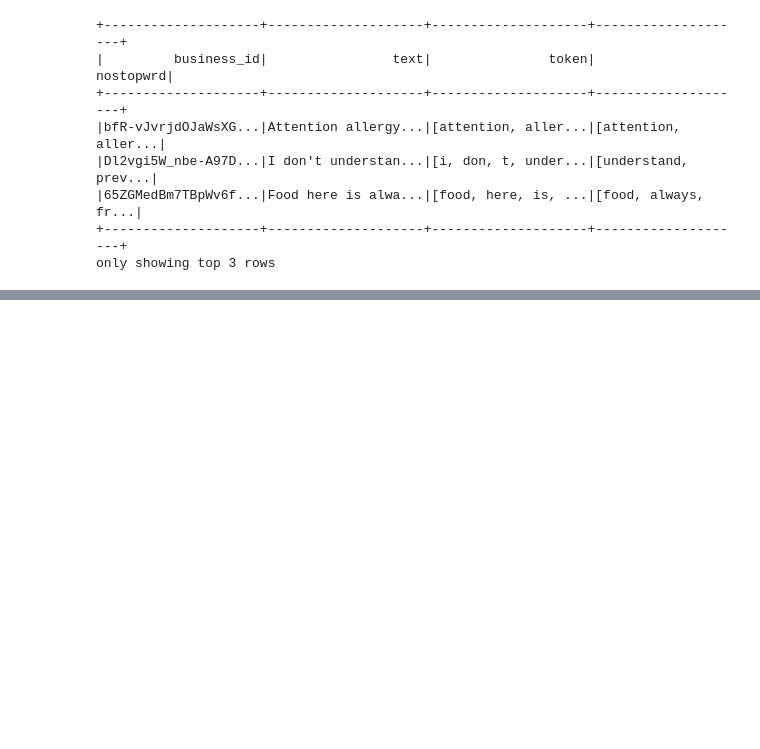
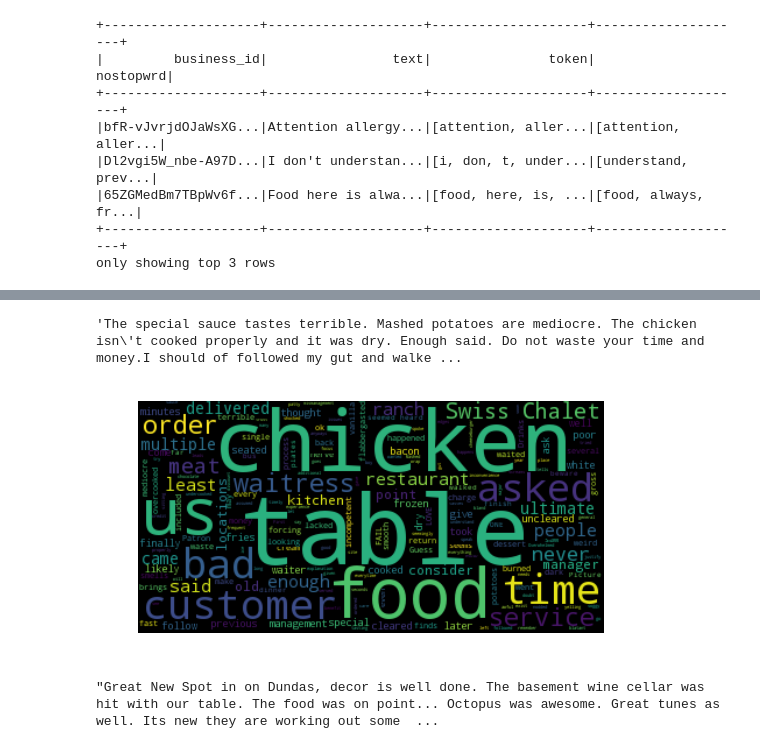
Before and after one commit to Samimust/my-yelper, a Jupyter notebook: Data Wrangling and Exploration.ipynb, the cells around one changed output, grey strips where cells are left out. Drawn from its saved outputs; the diff is of its cells as text; code cells hidden in the pictures; blank space fills up the shorter version.

```diff
--- a/Data Wrangling and Exploration.ipynb
+++ b/Data Wrangling and Exploration.ipynb
@@ -847,0 +816,8 @@ showInMap(content_recom_df)
+# %%
+a = reviews_by_business_rescaled.alias("a")
+b = business_df.alias("b")
+
+bus_summary = a.join(b, col("a.business_id") == col("b.business_id"), 'inner') \
+             .select([col('a.'+xx) for xx in a.columns] + [col('b.business_name'),col('b.categories'),
+                                                           col('b.stars'),col('b.review_count'),
+                                                           col('b.latitude'),col('b.longitude')])
@@ -847,0 +833,20 @@ showInMap(content_recom_df)
+# %%
+
+
+bad_review = bus_summary.select('text') \
+            .filter(bus_summary['stars'] == 1) \
+            .rdd.take(3)[1][0]
+bad_review
+# %% [output]
+'The special sauce tastes terrible. Mashed potatoes are mediocre. The chicken isn\'t cooked properly and it was dry. Enough said. Do not waste your time and money.I should of followed my gut and walke ...
+# %%
+word_cloud(bad_review)
+# %% [output]
+[figure, added]
+# %%
+good_review = bus_summary.select('text') \
+            .filter(bus_summary['stars'] == 5) \
+            .rdd.take(3)[1][0]
+good_review
+# %% [output]
+"Great New Spot in on Dundas, decor is well done. The basement wine cellar was hit with our table. The food was on point... Octopus was awesome. Great tunes as well. Its new they are working out some  ...
```
Also changed, not shown: parts of 110 cells of this notebook.
